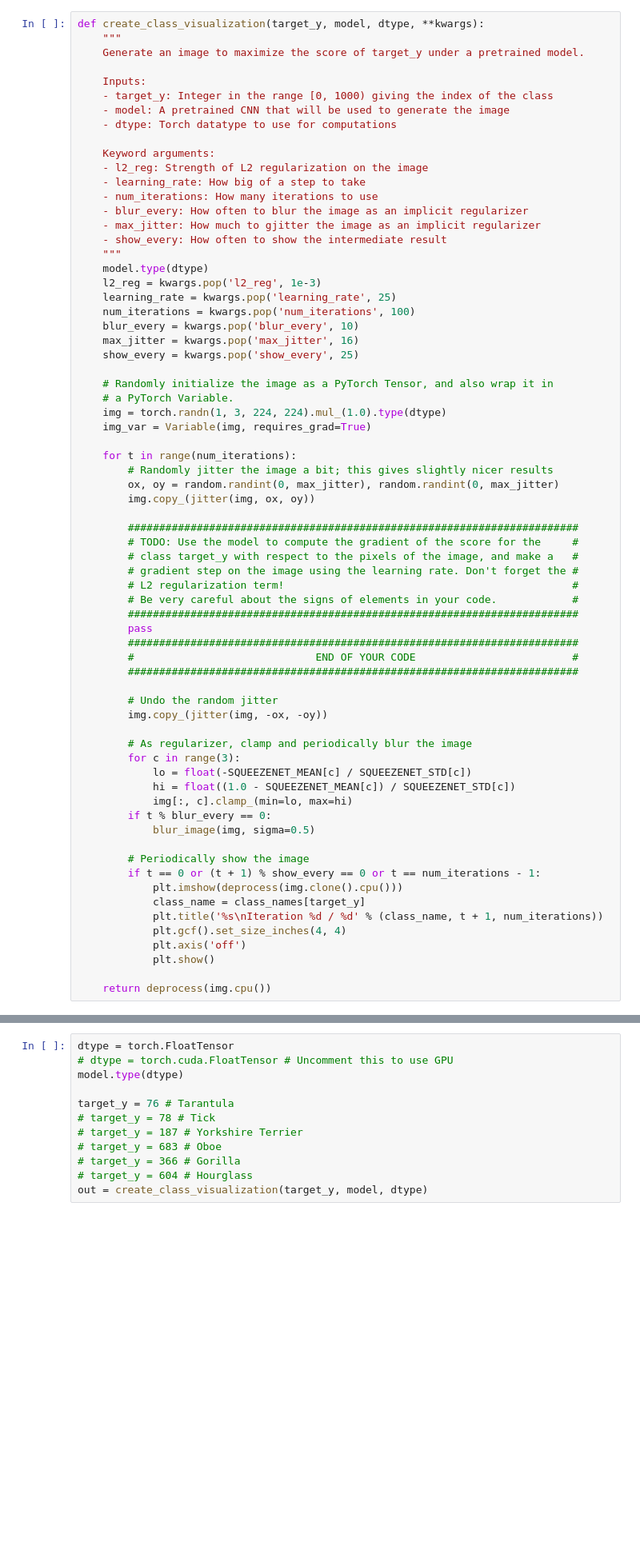
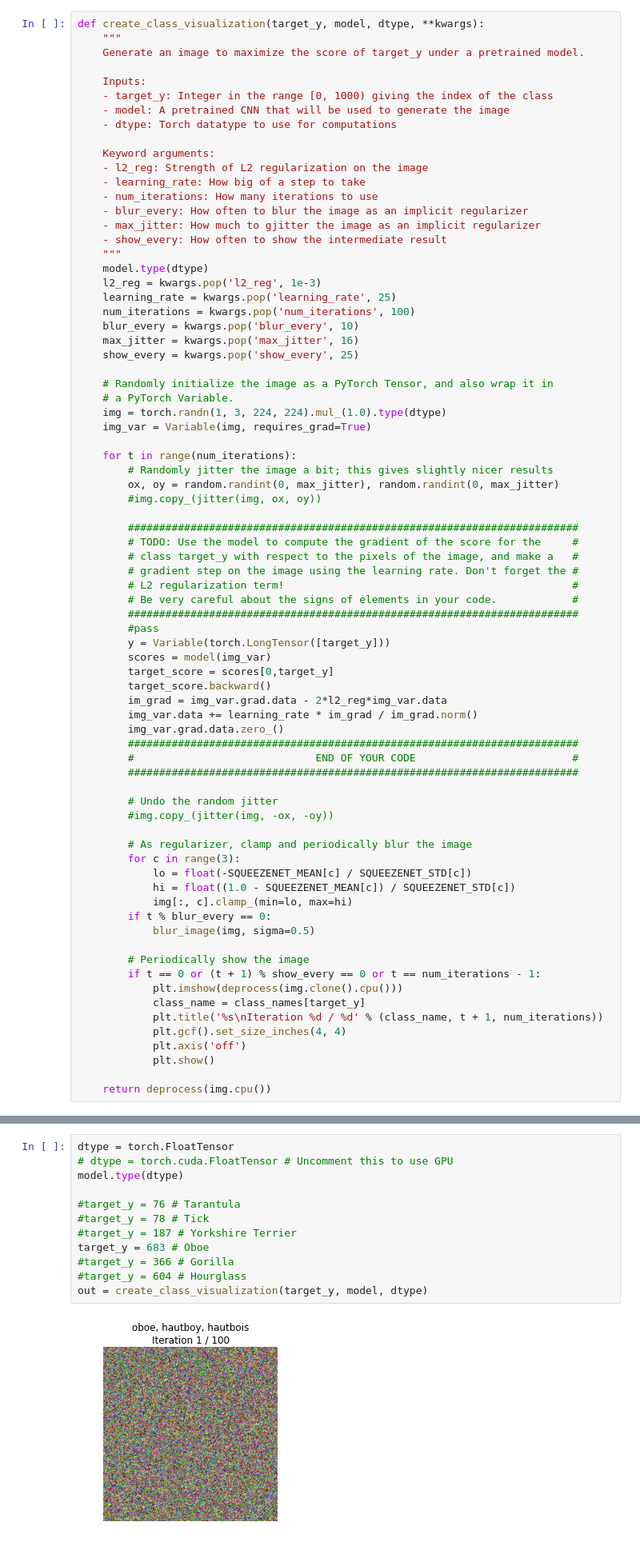
Before and after one commit to neomsc/cs231n_assignment, a Jupyter notebook: assignment3/NetworkVisualization-PyTorch.ipynb, the cells around one changed output, grey strips where cells are left out. Shown at 80% size. Drawn from its saved outputs; the diff is of its cells as text; blank space fills up the shorter version.

```diff
--- a/assignment3/NetworkVisualization-PyTorch.ipynb
+++ b/assignment3/NetworkVisualization-PyTorch.ipynb
@@ -366,7 +416,7 @@ def create_class_visualization(target_y, model, dtype, **kwargs):
     for t in range(num_iterations):
         # Randomly jitter the image a bit; this gives slightly nicer results
         ox, oy = random.randint(0, max_jitter), random.randint(0, max_jitter)
-        img.copy_(jitter(img, ox, oy))
+        #img.copy_(jitter(img, ox, oy))
 
         ########################################################################
         # TODO: Use the model to compute the gradient of the score for the     #
@@ -375,13 +425,20 @@ def create_class_visualization(target_y, model, dtype, **kwargs):
         # L2 regularization term!                                              #
         # Be very careful about the signs of elements in your code.            #
         ########################################################################
-        pass
+        #pass
+        y = Variable(torch.LongTensor([target_y]))
+        scores = model(img_var)
+        target_score = scores[0,target_y]
+        target_score.backward()
+        im_grad = img_var.grad.data - 2*l2_reg*img_var.data
+        img_var.data += learning_rate * im_grad / im_grad.norm()
+        img_var.grad.data.zero_()
         ########################################################################
         #                             END OF YOUR CODE                         #
         ########################################################################
 
         # Undo the random jitter
-        img.copy_(jitter(img, -ox, -oy))
+        #img.copy_(jitter(img, -ox, -oy))
 
         # As regularizer, clamp and periodically blur the image
         for c in range(3):
@@ -406,12 +463,14 @@ Once you have completed the implementation in the cell above, run the following
 # %%
 dtype = torch.FloatTensor
 # dtype = torch.cuda.FloatTensor # Uncomment this to use GPU
 model.type(dtype)
 
-target_y = 76 # Tarantula
-# target_y = 78 # Tick
-# target_y = 187 # Yorkshire Terrier
-# target_y = 683 # Oboe
-# target_y = 366 # Gorilla
-# target_y = 604 # Hourglass
+#target_y = 76 # Tarantula
+#target_y = 78 # Tick
+#target_y = 187 # Yorkshire Terrier
+target_y = 683 # Oboe
+#target_y = 366 # Gorilla
+#target_y = 604 # Hourglass
 out = create_class_visualization(target_y, model, dtype)
+# %% [output]
+[figure, added]
```
Also changed, not shown: parts of 8 cells of this notebook.
